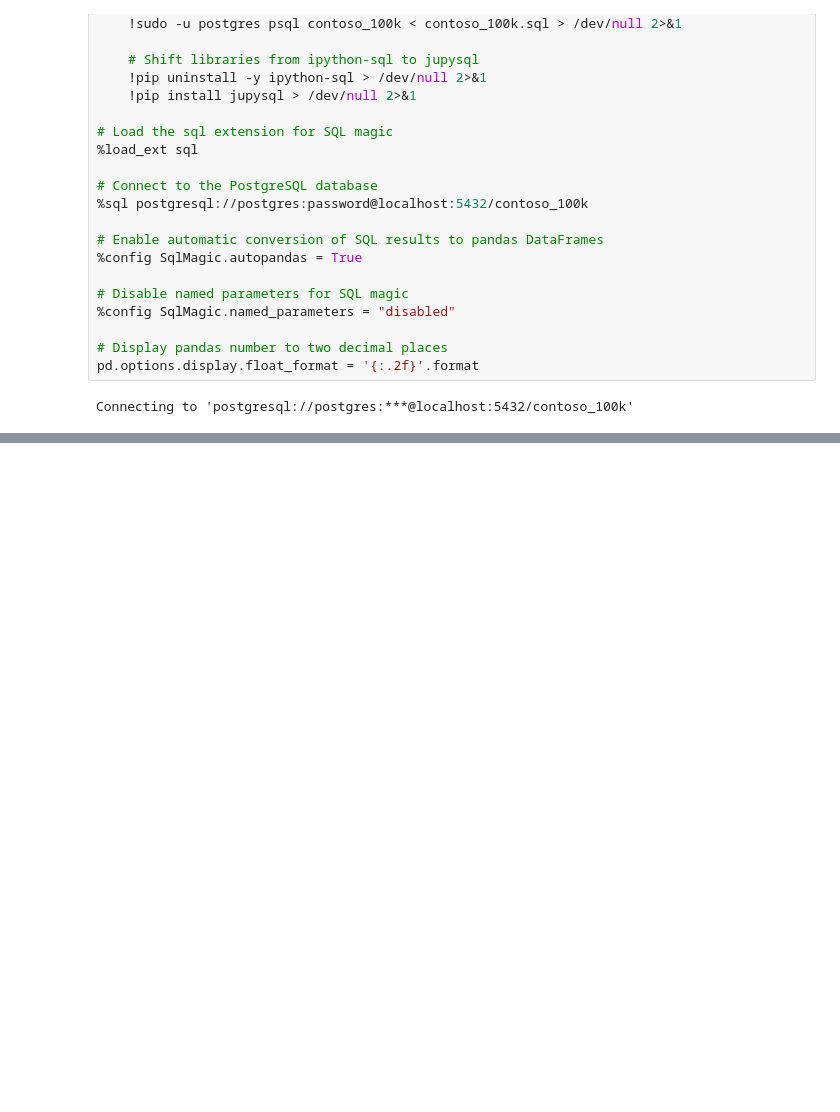
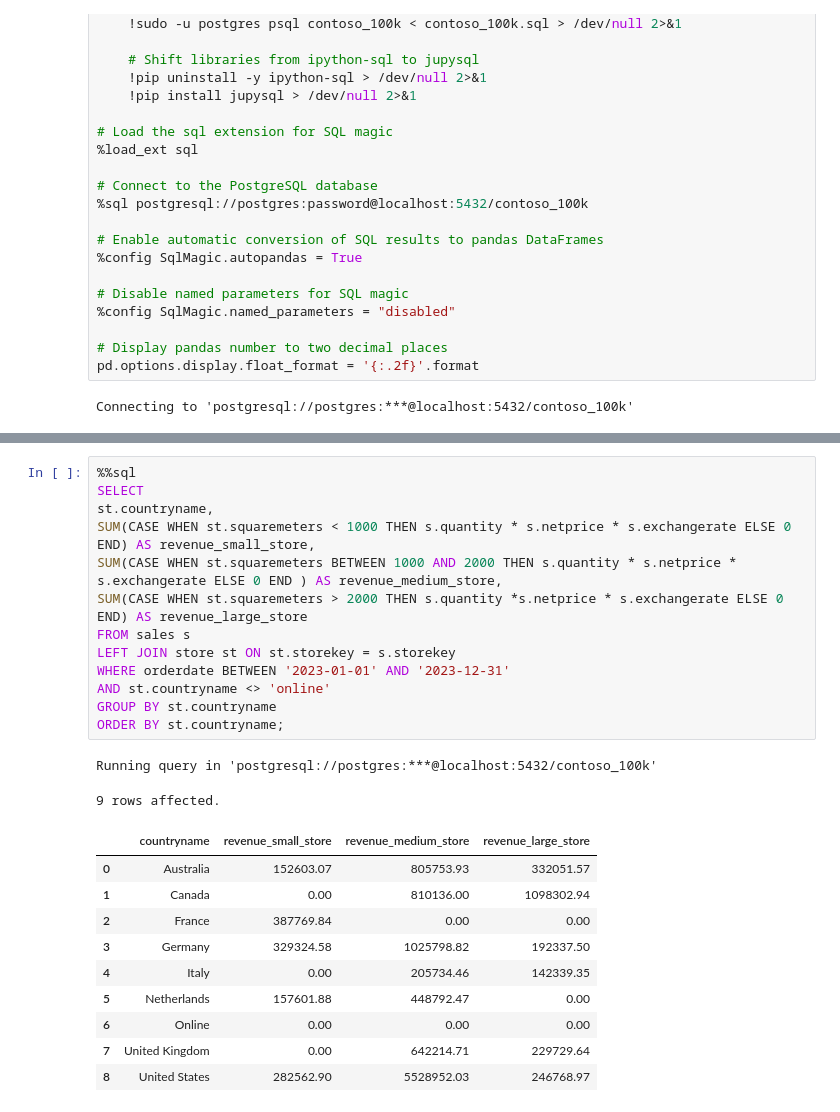
Before and after one commit to sandu17767/project_sql_data_jobs, a Jupyter notebook: Resources/Blank_SQL_Notebook.ipynb, the cells around one changed output, grey strips where cells are left out. Saved outputs shown, nothing was run; the diff lists cells and outputs as text; blank space fills up the shorter version.

```diff
--- a/Resources/Blank_SQL_Notebook.ipynb
+++ b/Resources/Blank_SQL_Notebook.ipynb
@@ -174,0 +222,26 @@ Running query in 'postgresql://postgres:***@localhost:5432/contoso_100k'
+# %%
+%%sql
+SELECT
+st.countryname,
+SUM(CASE WHEN st.squaremeters < 1000 THEN s.quantity * s.netprice * s.exchangerate ELSE 0 END) AS revenue_small_store,
+SUM(CASE WHEN st.squaremeters BETWEEN 1000 AND 2000 THEN s.quantity * s.netprice * s.exchangerate ELSE 0 END ) AS revenue_medium_store,
+SUM(CASE WHEN st.squaremeters > 2000 THEN s.quantity *s.netprice * s.exchangerate ELSE 0 END) AS revenue_large_store
+FROM sales s
+LEFT JOIN store st ON st.storekey = s.storekey
+WHERE orderdate BETWEEN '2023-01-01' AND '2023-12-31'
+AND st.countryname <> 'online'
+GROUP BY st.countryname
+ORDER BY st.countryname;
+# %% [output]
+Running query in 'postgresql://postgres:***@localhost:5432/contoso_100k'
+9 rows affected.
+|  | countryname | revenue_small_store | revenue_medium_store | revenue_large_store |
+| 0 | Australia | 152603.07 | 805753.93 | 332051.57 |
+| 1 | Canada | 0.00 | 810136.00 | 1098302.94 |
+| 2 | France | 387769.84 | 0.00 | 0.00 |
+| 3 | Germany | 329324.58 | 1025798.82 | 192337.50 |
+| 4 | Italy | 0.00 | 205734.46 | 142339.35 |
+| 5 | Netherlands | 157601.88 | 448792.47 | 0.00 |
+| 6 | Online | 0.00 | 0.00 | 0.00 |
+| 7 | United Kingdom | 0.00 | 642214.71 | 229729.64 |
+| 8 | United States | 282562.90 | 5528952.03 | 246768.97 |
```
Also changed, not shown: parts of 8 cells of this notebook.
